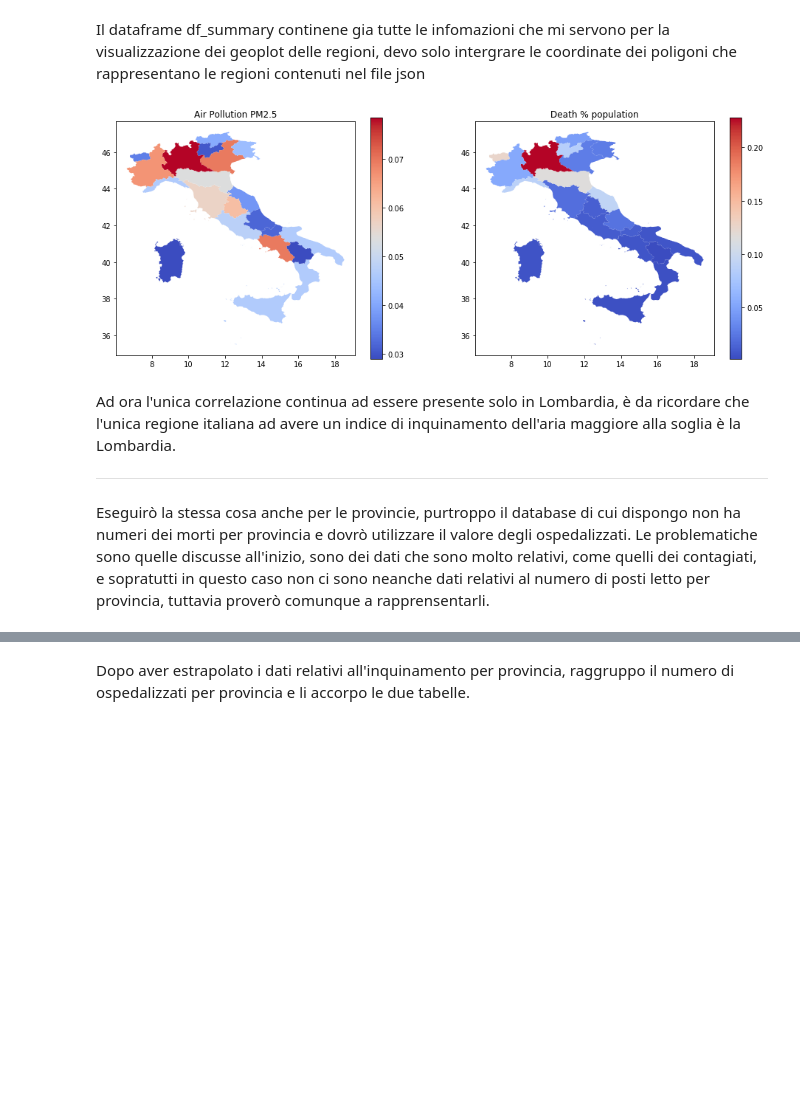
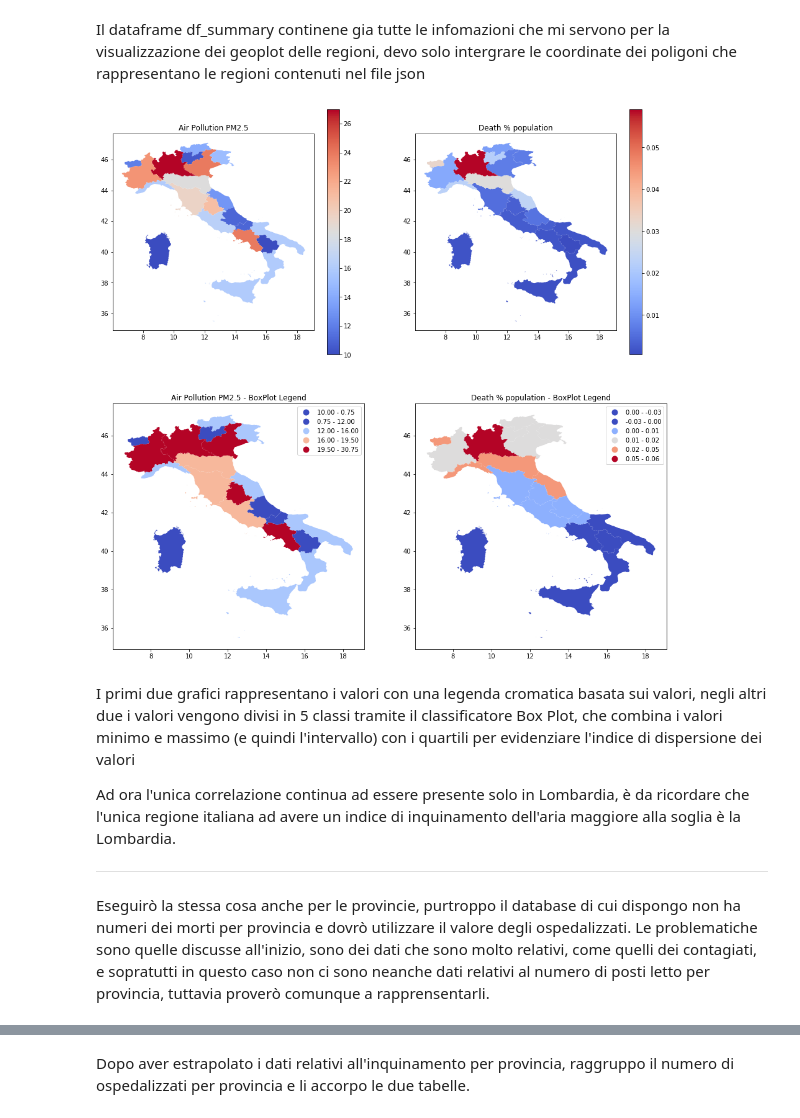
Before and after one commit to andreapas79/COVID-19, a Jupyter notebook: making_main_table.ipynb, the cells around one changed output, grey strips where cells are left out. Drawn from its saved outputs; the diff is of its cells as text; code cells hidden in the pictures; blank space fills up the shorter version.

```diff
--- a/making_main_table.ipynb
+++ b/making_main_table.ipynb
@@ -255,20 +342,25 @@ prov_json = gpd.read_file('Lib/prov_ok_2020.geojson')
 Il dataframe df_summary continene gia tutte le infomazioni che mi servono per la visualizzazione dei geoplot delle regioni, devo solo intergrare le coordinate dei poligoni che rappresentano le regioni contenuti nel file json
 # %%
 vis = reg_json.merge(df_summary, how='left', left_on='Regione', right_on = 'denominazione_regione')
-# %%
-vis['rate_poll'] = vis['air_poll_median']/vis['air_poll_median'].sum()
-vis['rate_death'] = vis['death%']/vis['death%'].sum()
 # %%
-fig, ax = plt.subplots(nrows=1, ncols=2, figsize=(16, 6))
-ax[0].set_title('Air Pollution PM2.5')
-vis.plot(column='rate_poll', ax=ax[0], cmap='coolwarm', legend=True)
-ax[1].set_title('Death % population')
-vis.plot(column='rate_death', ax=ax[1], cmap='coolwarm', legend=True)
+fig, ax = plt.subplots(nrows=2, ncols=2, figsize=(16, 16))
+
+ax[0][0].set_title('Air Pollution PM2.5')
+vis.plot(column='air_poll_median', ax=ax[0][0], cmap='coolwarm', legend=True)
+ax[0][1].set_title('Death % population')
+vis.plot(column='death%', ax=ax[0][1], cmap='coolwarm', legend=True)
+ax[1][0].set_title('Air Pollution PM2.5 - BoxPlot Legend')
+vis.plot(column='air_poll_median', ax=ax[1][0], cmap='coolwarm', legend=True, scheme='BoxPlot')
+ax[1][1].set_title('Death % population - BoxPlot Legend')
+vis.plot(column='death%', ax=ax[1][1], cmap='coolwarm', legend=True, scheme='BoxPlot')
 
 plt.show()
 # %% [output]
-[figure, old version]
+[figure, new version]
 # %% [markdown]
+I primi due grafici rappresentano i valori con una legenda cromatica basata sui valori, negli altri due i valori vengono divisi in 5 classi tramite il classificatore Box Plot, che combina i valori minimo e massimo (e quindi l'intervallo) con i quartili per evidenziare l'indice di dispersione dei valori
+
+
 Ad ora l'unica correlazione continua ad essere presente solo in Lombardia, è da ricordare che l'unica regione italiana ad avere un indice di inquinamento dell'aria maggiore alla soglia è la Lombardia.
 
 
```
Also changed, not shown: parts of 26 cells of this notebook, 1 other file.
